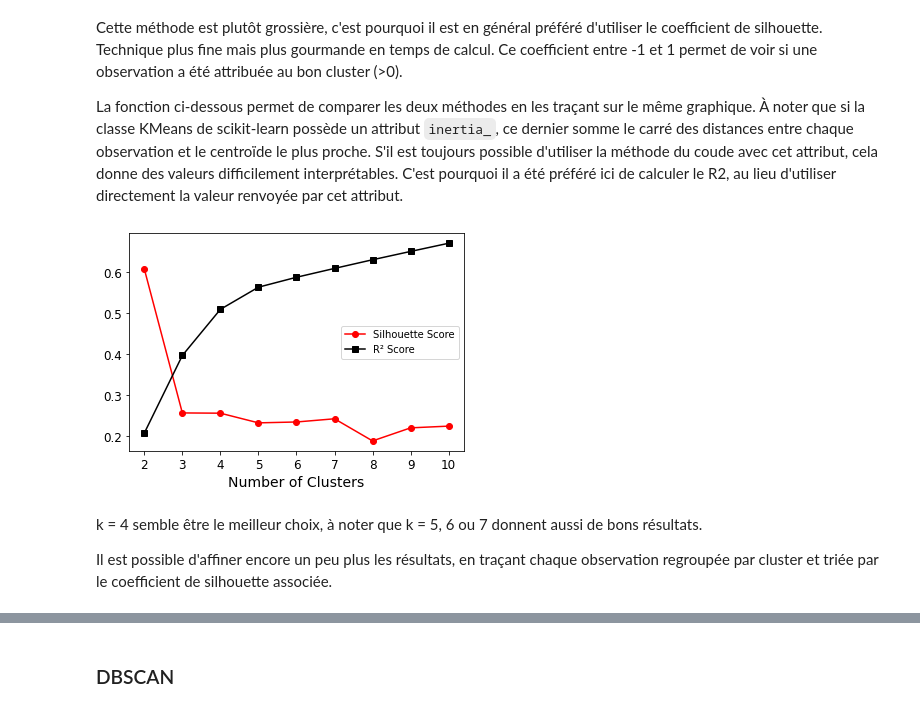
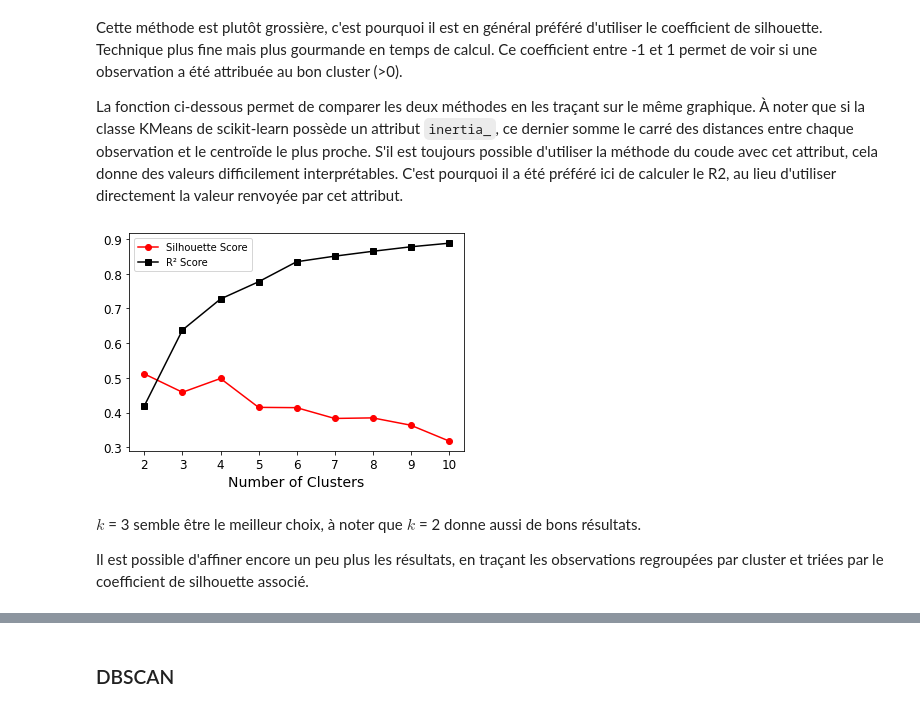
Before and after one commit to Pierre-Eloi/OC_DS_Project5, a Jupyter notebook: Project5_Data_Clustering.ipynb, the cells around one changed output, grey strips where cells are left out. Drawn from its saved outputs; the diff is of its cells as text; code cells hidden in the pictures.

```diff
--- a/Project5_Data_Clustering.ipynb
+++ b/Project5_Data_Clustering.ipynb
@@ -59,2 +66,9 @@ data = pd.read_csv("data/data.csv",
+# %%
+from functions.wrangling import wrangling_pipeline
+
+# Clean the data by using the pipeline detailed in the wrangling notebook
+df_clean = wrangling_pipeline(data, m_mean=True,
+                              score=False, binning=False)
+X = df_clean.values
 # %% [markdown]
 <h1>Table of Contents<span class="tocSkip"></span></h1>
@@ -216,38 +213,37 @@ La fonction ci-dessous permet de comparer les deux méthodes en les traçant sur
 # %%
 from sklearn.cluster import KMeans
 from sklearn.metrics import silhouette_score
 
 # Get the models for different k
-X = df_clean.values
 kmeans_per_k = [KMeans(n_clusters=k, random_state=42).fit(X)
                 for k in range(2, 11)]
 # Compute the R2 score
 total_inertia = np.var(X, axis=0).sum()
 intra_inertia = [model.inertia_/len(X)
                  for model in kmeans_per_k]
 r2_scores = [1 - inertia/total_inertia
              for inertia in intra_inertia]
 
 # Compute the silhouette score
 sample_size = int(X.shape[0]*0.2)
 s_scores = [silhouette_score(X, model.labels_,
                              metric='euclidean',
                              sample_size=sample_size,
                              random_state=42)
             for model in kmeans_per_k]
 
 # Create the plot
-plt.plot(range(2, 11), s_scores, "ro-", linewidth=1.5, label="Silhouette Score")
-plt.plot(range(2, 11), r2_scores, "ks-", linewidth=1.5, label="R² Score")
+plt.plot(range(2, 11), s_scores, "ro-", label="Silhouette Score")
+plt.plot(range(2, 11), r2_scores, "ks-", label="R² Score")
 plt.xlabel("Number of Clusters")
 plt.legend(loc="best")
 plt.show()
 # %% [output]
-[figure, old version]
+[figure, new version]
 # %% [markdown]
-k = 4 semble être le meilleur choix, à noter que k = 5, 6 ou 7 donnent aussi de bons résultats.
+$k$ = 3 semble être le meilleur choix, à noter que $k$ = 2 donne aussi de bons résultats.
 
-Il est possible d'affiner encore un peu plus les résultats, en traçant chaque observation regroupée par cluster et triée par le coefficient de silhouette associée.
+Il est possible d'affiner encore un peu plus les résultats, en traçant les observations regroupées par cluster et triées par le coefficient de silhouette associé.
 # %%
 from sklearn.metrics import silhouette_samples
 from matplotlib.ticker import FixedLocator, FixedFormatter
```
Also changed, not shown: parts of 32 cells of this notebook.
